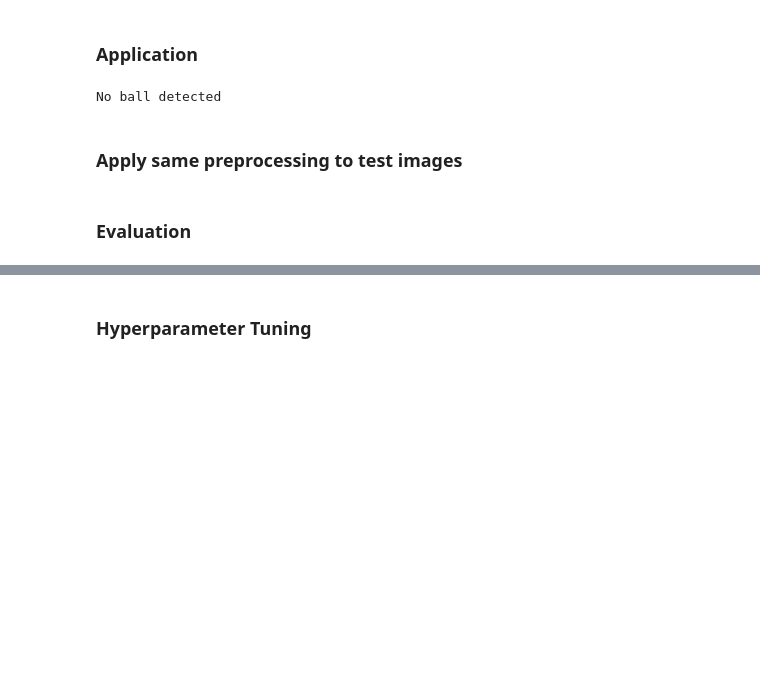
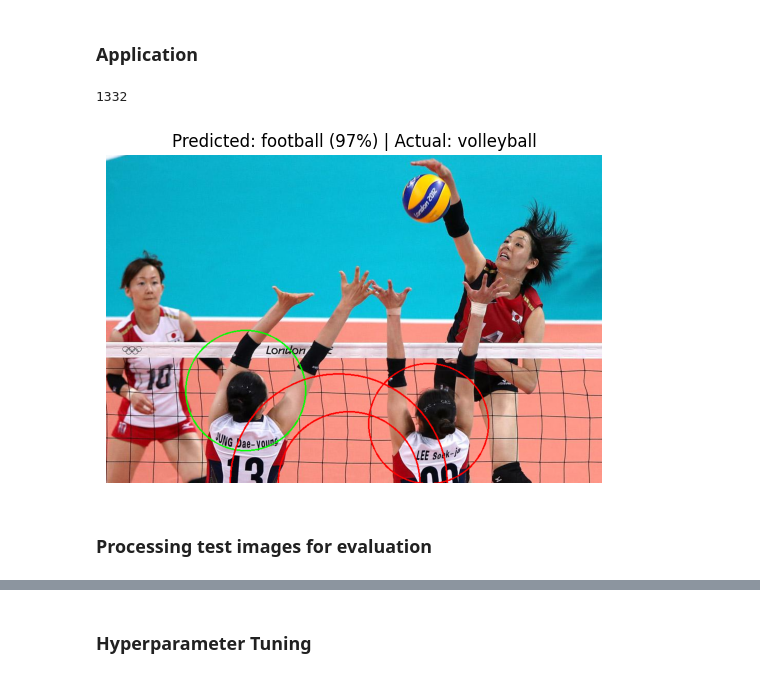
Before and after one commit to taylorj8/final_project, a Jupyter notebook: FinalProject.ipynb, the cells around one changed output, grey strips where cells are left out. Saved outputs shown, nothing was run; the diff lists cells and outputs as text; code cells hidden in the pictures; blank space fills up the shorter version.

```diff
--- a/FinalProject.ipynb
+++ b/FinalProject.ipynb
@@ -419,46 +437,51 @@ Model: "sequential_34"
 from keras.saving import load_model
 
 
-def identify_balls(model: keras.Sequential, image: np.ndarray) -> Tuple[np.ndarray, str, float, np.ndarray]:
+def identify_ball(model: keras.Sequential, image: np.ndarray) -> Tuple[np.ndarray, int, int, np.ndarray, np.ndarray]:
     # Preprocess the image
     circles = detect_circles(image, show=False)
     cropped_images = crop_to_circle(image, circles)
     if not cropped_images:
         return None, "No ball detected", 0, None
 
     cropped_images, _ = downsample_images(cropped_images)
     cropped_images = circle_mask_images(cropped_images)
     # cropped_images = cropped_images.astype('float32') / 255.0
     if cropped_images.size == 0:
         return None, None, None, None, None
 
-    predictions = model.predict(cropped_images)
+    predictions = model.predict(cropped_images, verbose=0)
     predicted_class = np.argmax(predictions, axis=1)
     predicted_prob = np.max(predictions, axis=1)
 
     # Get the most confident prediction
     best_idx = np.argmax(predicted_prob)
-    best_class = predicted_class[best_idx]
+    best_class = label_encoder.inverse_transform([predicted_class[best_idx]])[0]
     best_prob = predicted_prob[best_idx]
 
-    return cropped_images[best_idx], circles[best_idx], best_class, best_prob * 100, np.delete(circles, best_idx, axis=0)
+    return cropped_images[best_idx], best_class, round(best_prob * 100), circles[best_idx], np.delete(circles, best_idx, axis=0)
 
 loaded_model = load_model("ball_cnn.keras")
 
 # Example usage
-rand = np.random.randint(len(test_images))
+# rand = np.random.randint(len(test_images))
+rand = 1332
+print(rand)
 test_image = test_images[rand]
 test_label = test_labels[rand]
-ball_image, circle, ball_label, prob, circles = identify_balls(loaded_model, test_image)
+ball_image, ball_label, prob, best_circle, other_circles = identify_ball(loaded_model, test_image)
 if ball_image is not None:
-    cv2.circle(test_image, (circle[0], circle[1]), circle[2], (0, 255, 0), 2)
-    for (x, y, r) in circles:
-        cv2.circle(test_image, (x, y), r, (255, 0, 0), 2)
-    plt.imshow(test_image, cmap='gray')
-    plt.title(f"Predicted: {label_encoder.inverse_transform([ball_label])[0]} ({prob}%) | Actual: {test_label}")
-    plt.axis('off')
-    plt.show()
+    image_with_circle = test_image.copy()
+    cv2.circle(image_with_circle, (best_circle[0], best_circle[1]), best_circle[2], (0, 255, 0), 2)
+    for (x, y, r) in other_circles:
+        cv2.circle(image_with_circle, (x, y), r, (0, 0, 255), 2)
 else:
     print("No ball detected")
+
+plt.imshow(cv2.cvtColor(image_with_circle, cv2.COLOR_BGR2RGB))
+plt.title(f"Predicted: {ball_label} ({prob}%) | Actual: {test_label}")
+plt.axis('off')
+plt.show()
 # %% [output]
-No ball detected
+1332
+[figure, added]
@@ -465,2 +506,2 @@ No ball detected
 # %% [markdown]
-### Apply same preprocessing to test images
+### Processing test images for evaluation
@@ -474,2 +507,0 @@ x_val = circle_mask_images(x_val)
-# %% [markdown]
-### Evaluation
```
Also changed, not shown: parts of 7 cells of this notebook, 2 other files.
